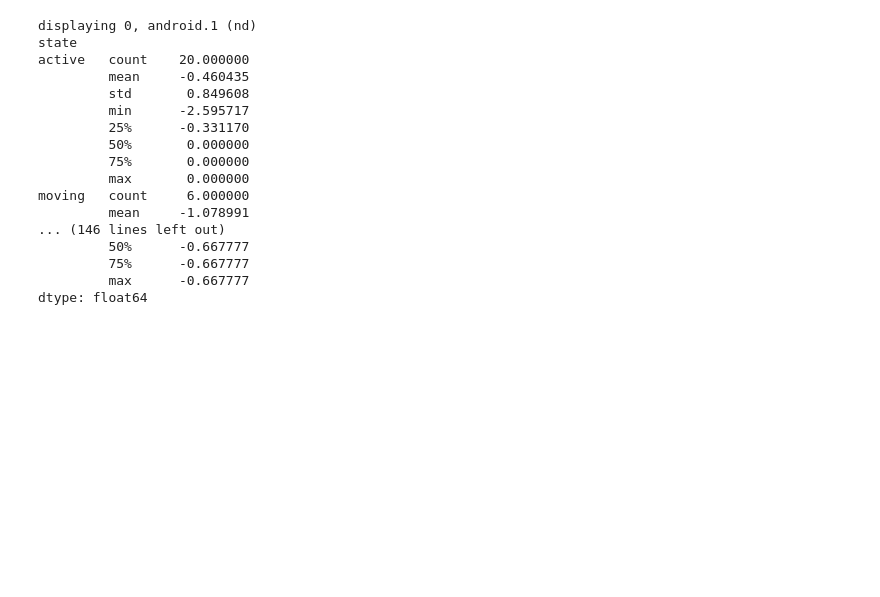
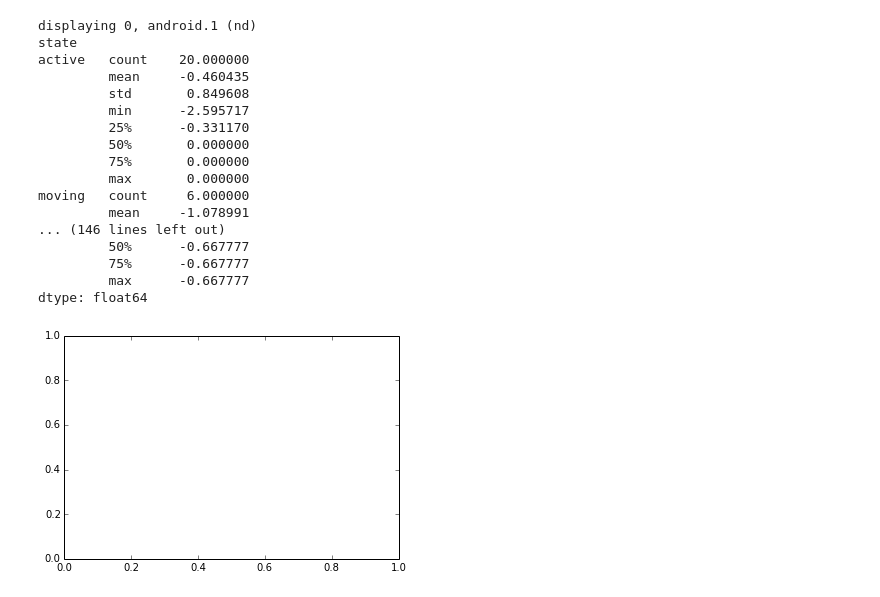
Before and after one commit to yw374cornell/data-collection-eval, a Jupyter notebook: analysis_dec_2015/paper_graphs/High accuracy fast sampling compare.ipynb, the cells around one changed output. Cells and saved outputs as stored; diff of their text form; code cells hidden in the pictures; blank space fills up the shorter version.

```diff
--- a/analysis_dec_2015/paper_graphs/High accuracy fast sampling compare.ipynb
+++ b/analysis_dec_2015/paper_graphs/High accuracy fast sampling compare.ipynb
@@ -147,3 +147,7 @@ moving   count     6.000000
          75%      -0.667777
          max      -0.667777
 dtype: float64
+# %%
+fig, ax = plt.subplots()
+# %% [output]
+[figure, added]
```
Also changed, not shown: parts of 7 cells of this notebook, 5 other files.
